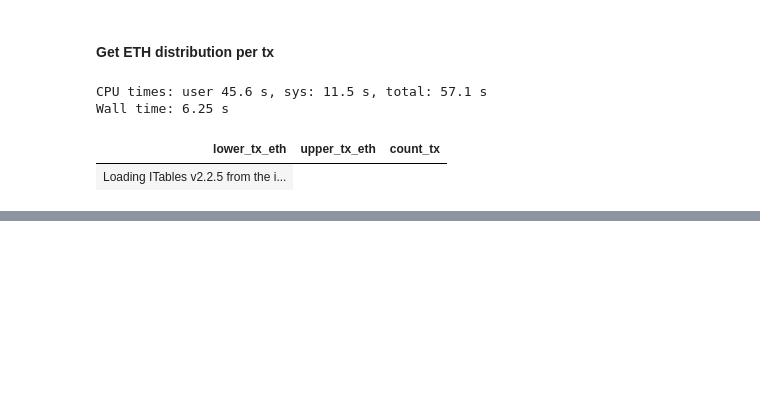
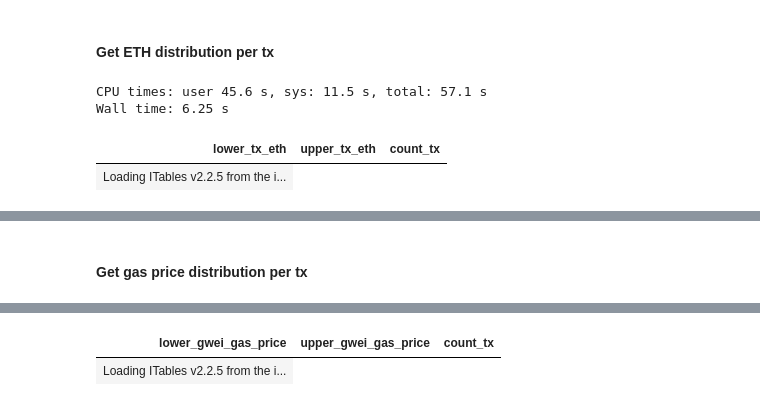
Before and after one commit to vnegi10/ETH_blockchain_data_analysis, a Jupyter notebook: Polars_query.ipynb, the cells around one changed output, grey strips where cells are left out. Saved outputs shown, nothing was run; the diff lists cells and outputs as text; code cells hidden in the pictures; blank space fills up the shorter version.

```diff
--- a/Polars_query.ipynb
+++ b/Polars_query.ipynb
@@ -520,2 +571,4 @@ Wall time: 7.91 s
 | lower_gas_pert | upper_gas_pert | count_tx |
 | Loading ITables v2.2.5 from the i... |
+# %% [markdown]
+#### Get gas price distribution per tx
@@ -521,0 +633,5 @@ Wall time: 7.91 s
+# %%
+%%time
+
+get_gas_price_dist_per_tx("2017-01-01", "2024-12-31", 100)
+# %% [output]
@@ -521,0 +640,2 @@ Wall time: 7.91 s
+| lower_gwei_gas_price | upper_gwei_gas_price | count_tx |
+| Loading ITables v2.2.5 from the i... |
```
Also changed, not shown: parts of 12 cells of this notebook.
